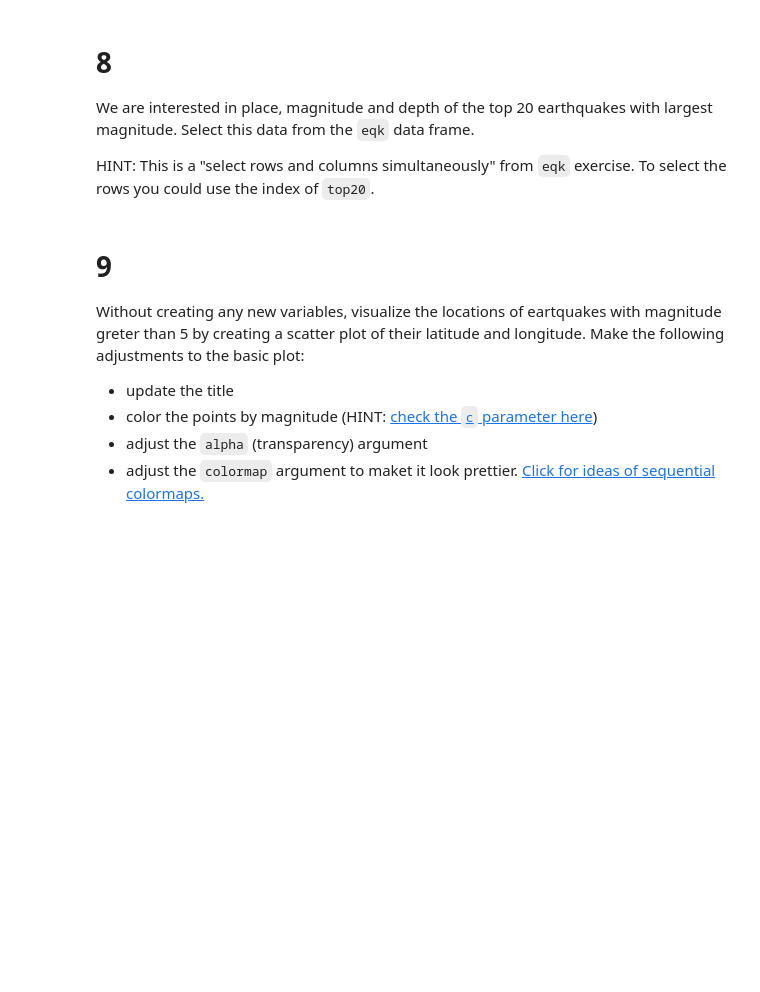
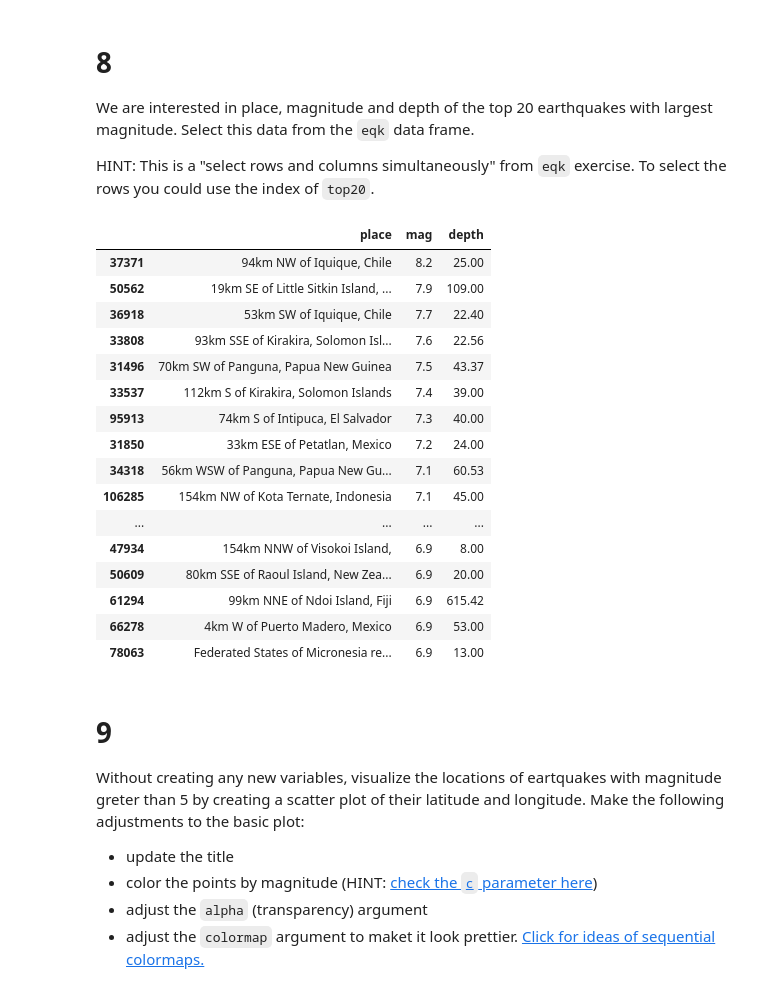
Before and after one commit to cnordheim-maestas/eds220-hwk-1, a Jupyter notebook: hwk1-task4.ipynb, the cells around one changed output. Saved outputs shown, nothing was run; the diff lists cells and outputs as text; code cells hidden in the pictures; blank space fills up the shorter version.

```diff
--- a/hwk1-task4.ipynb
+++ b/hwk1-task4.ipynb
@@ -181,3 +179,30 @@ HINT: This is a "select rows and columns simultaneously" from `eqk` exercise. To
+# %%
+# select specific columns: df[ ['colname1', 'colname2', 'colname3'] ]
+# select specific rows: I want the rows that have the same index as the top20 (aka those observations)
+# specifically, I want to include a list of the index values of
+eqk.loc[ top20.index, ['place', 'mag', 'depth'] ]
+
+# long, manual way: list all of the rows we want by their index
+#eqk.loc[ [14025,31496,31850,33537,33808,34318,36918,37367,37371,39915,47934,50562,50609,61294,66278,78063,95913,97602,106285,111052],
+      #  ['place', 'mag', 'depth'] ]
+# %% [output]
+|  | place | mag | depth |
+| 37371 | 94km NW of Iquique, Chile | 8.2 | 25.00 |
+| 50562 | 19km SE of Little Sitkin Island, ... | 7.9 | 109.00 |
+| 36918 | 53km SW of Iquique, Chile | 7.7 | 22.40 |
+| 33808 | 93km SSE of Kirakira, Solomon Isl... | 7.6 | 22.56 |
+| 31496 | 70km SW of Panguna, Papua New Guinea | 7.5 | 43.37 |
+| 33537 | 112km S of Kirakira, Solomon Islands | 7.4 | 39.00 |
+| 95913 | 74km S of Intipuca, El Salvador | 7.3 | 40.00 |
+| 31850 | 33km ESE of Petatlan, Mexico | 7.2 | 24.00 |
+| 34318 | 56km WSW of Panguna, Papua New Gu... | 7.1 | 60.53 |
+| 106285 | 154km NW of Kota Ternate, Indonesia | 7.1 | 45.00 |
+| ... | ... | ... | ... |
+| 47934 | 154km NNW of Visokoi Island, | 6.9 | 8.00 |
+| 50609 | 80km SSE of Raoul Island, New Zea... | 6.9 | 20.00 |
+| 61294 | 99km NNE of Ndoi Island, Fiji | 6.9 | 615.42 |
+| 66278 | 4km W of Puerto Madero, Mexico | 6.9 | 53.00 |
+| 78063 | Federated States of Micronesia re... | 6.9 | 13.00 |
 # %% [markdown]
 # 9
 
```
Also changed, not shown: parts of 3 cells of this notebook.
